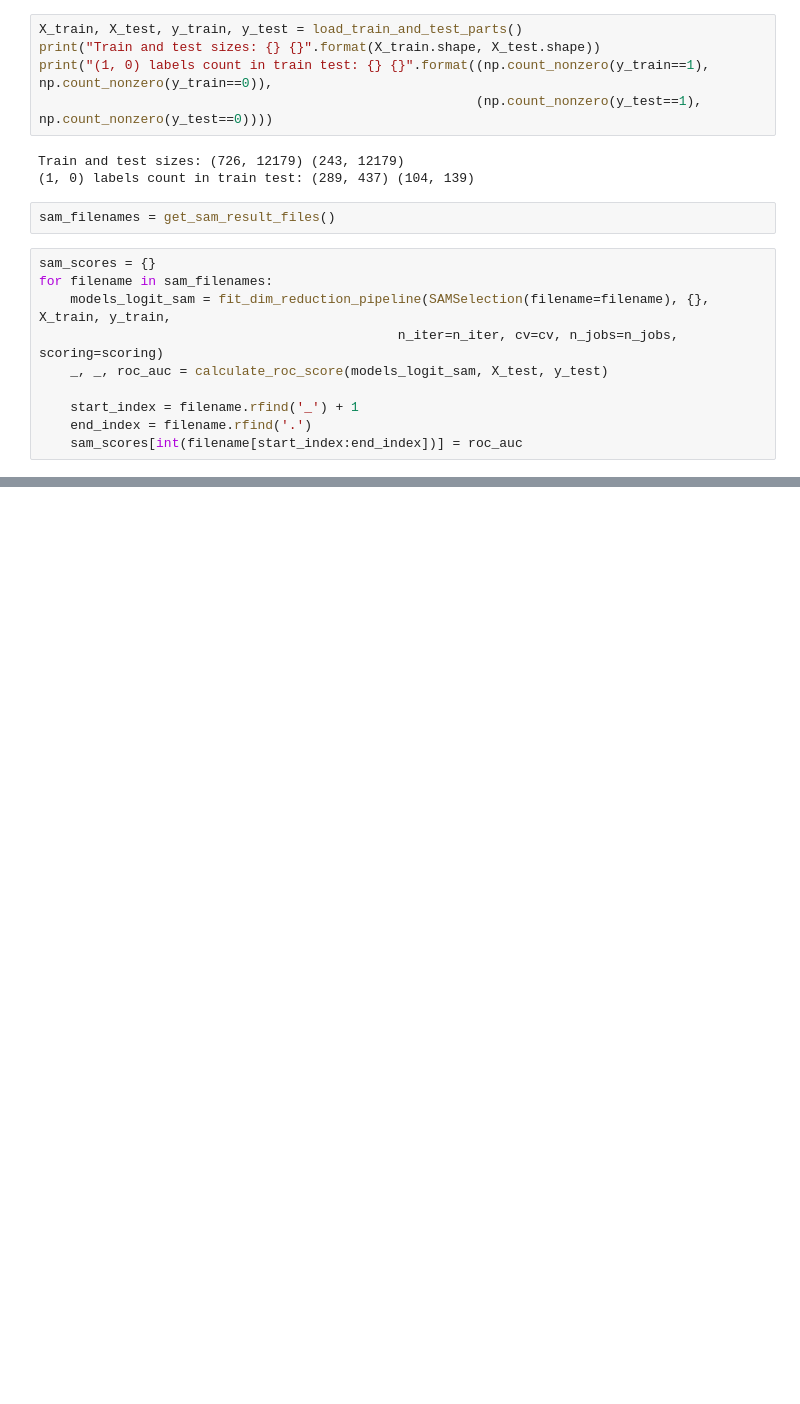
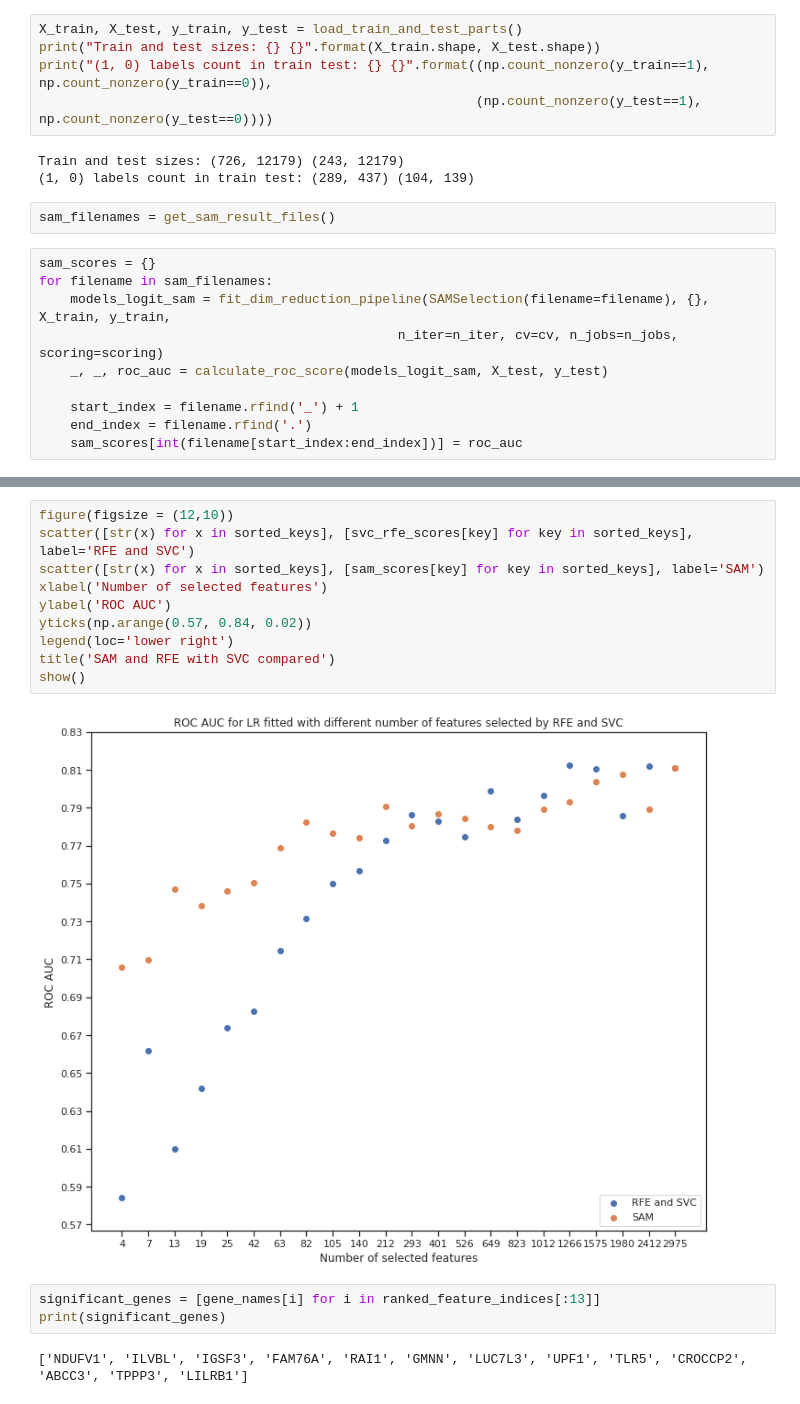
Before and after one commit to sjwilczynski/geneExpr, a Jupyter notebook: FeatureSelection.ipynb, the cells around one changed output, grey strips where cells are left out. Saved outputs shown, nothing was run; the diff lists cells and outputs as text; blank space fills up the shorter version.

```diff
--- a/FeatureSelection.ipynb
+++ b/FeatureSelection.ipynb
@@ -50,0 +90,17 @@ print(sam_scores[212], sam_scores[1266])
+# %%
+figure(figsize = (12,10))
+scatter([str(x) for x in sorted_keys], [svc_rfe_scores[key] for key in sorted_keys], label='RFE and SVC')
+scatter([str(x) for x in sorted_keys], [sam_scores[key] for key in sorted_keys], label='SAM')
+xlabel('Number of selected features')
+ylabel('ROC AUC')
+yticks(np.arange(0.57, 0.84, 0.02))
+legend(loc='lower right')
+title('SAM and RFE with SVC compared')
+show()
+# %% [output]
+[figure, added]
+# %%
+significant_genes = [gene_names[i] for i in ranked_feature_indices[:13]]
+print(significant_genes)
+# %% [output]
+['NDUFV1', 'ILVBL', 'IGSF3', 'FAM76A', 'RAI1', 'GMNN', 'LUC7L3', 'UPF1', 'TLR5', 'CROCCP2', 'ABCC3', 'TPPP3', 'LILRB1']
```
Also changed, not shown: parts of 10 cells of this notebook, 26 other files.
